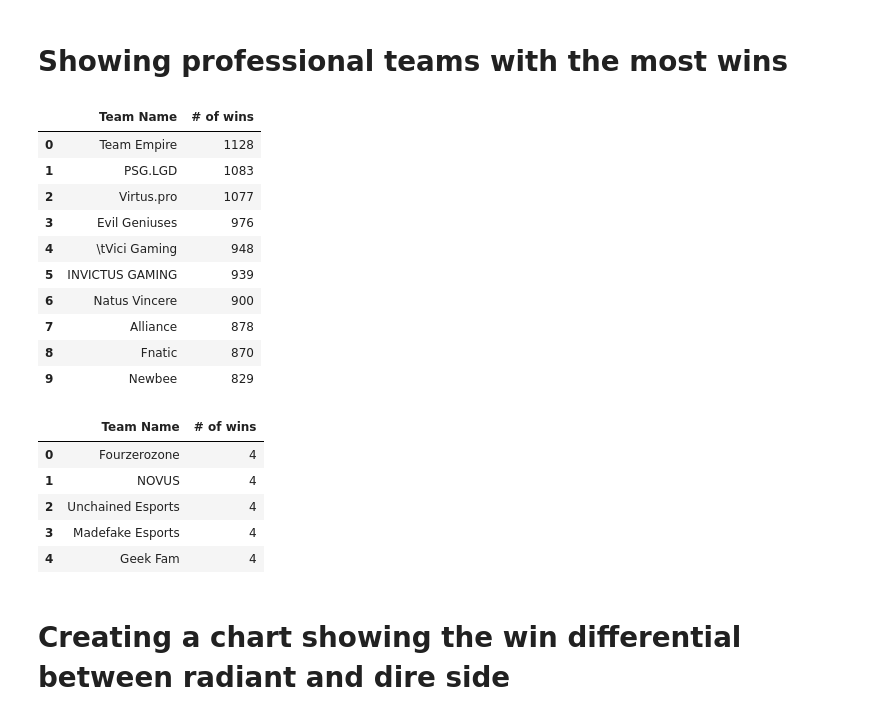
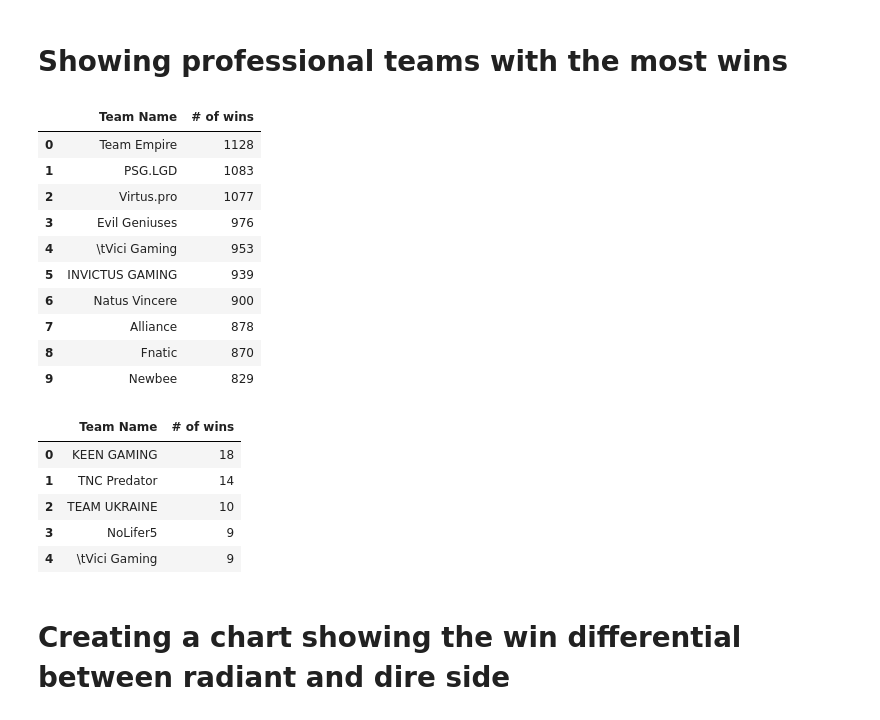
Before and after one commit to chriscdm/OpenDota_API_Call, a Jupyter notebook: 02_Data_Cleaning_and_Visualization_Examples.ipynb, the cells around one changed output. Drawn from its saved outputs; the diff is of its cells as text; code cells hidden in the pictures.

```diff
--- a/02_Data_Cleaning_and_Visualization_Examples.ipynb
+++ b/02_Data_Cleaning_and_Visualization_Examples.ipynb
@@ -19,0 +24,12 @@ matches = pd.read_pickle('/Users/christophermarker/Documents/Pipeline_sample/ass
+# %%
+# Read in the most recent datafram from AWS MySQL server
+
+import mysql.connector as sql
+
+db_connection = sql.connect(host='opendota.cvujeq1nc3sk.us-east-1.rds.amazonaws.com', database='opendota', user='chriscdm', password='Munky7!!!')
+
+matches = pd.read_sql('SELECT * FROM 1552320353_match_list', con=db_connection)
+# %%
+# Change the radiant_win field to boolean type
+
+matches['radiant_win'] = matches['radiant_win'].astype(bool)
@@ -22,7 +47,7 @@ matches = pd.read_pickle('/Users/christophermarker/Documents/Pipeline_sample/ass
 # %%
 # Create a column with the winning team
 
-matches['winning_team'] = [matches.loc[ i , : ][7] if matches.loc[ i , : ][10] == True else
+matches['winning_team'] = [matches.loc[ i , : ][2] if matches.loc[ i , : ][3] == True else
                            matches.loc[ i , : ][0] for i in matches.index]
 # %%
 # A function to return a dataframe containing the team with the most wins in a given subset of matches
@@ -51,7 +76,7 @@ Most_Wins()
 | 1 | PSG.LGD | 1083 |
 | 2 | Virtus.pro | 1077 |
 | 3 | Evil Geniuses | 976 |
-| 4 | \tVici Gaming | 948 |
+| 4 | \tVici Gaming | 953 |
 | 5 | INVICTUS GAMING | 939 |
 | 6 | Natus Vincere | 900 |
 | 7 | Alliance | 878 |
@@ -59,16 +84,16 @@ Most_Wins()
 | 9 | Newbee | 829 |
 # %%
 # running the function with custom inputs
-# (returns the 5 teams with the most wins in the last 100 professional matches)
+# (returns the 5 teams with the most wins in the last 500 professional matches)
 
-Most_Wins(matches,5,100)
+Most_Wins(matches,5,500)
 # %% [output]
 |  | Team Name | # of wins |
-| 0 | Fourzerozone | 4 |
-| 1 | NOVUS | 4 |
-| 2 | Unchained Esports | 4 |
-| 3 | Madefake Esports | 4 |
-| 4 | Geek Fam | 4 |
+| 0 | KEEN GAMING | 18 |
+| 1 | TNC Predator | 14 |
+| 2 | TEAM UKRAINE | 10 |
+| 3 | NoLifer5 | 9 |
+| 4 | \tVici Gaming | 9 |
 # %% [markdown]
 # Creating a chart showing the win differential between radiant and dire side
 # %%
```
Also changed, not shown: parts of 5 cells of this notebook, 2 other files.
